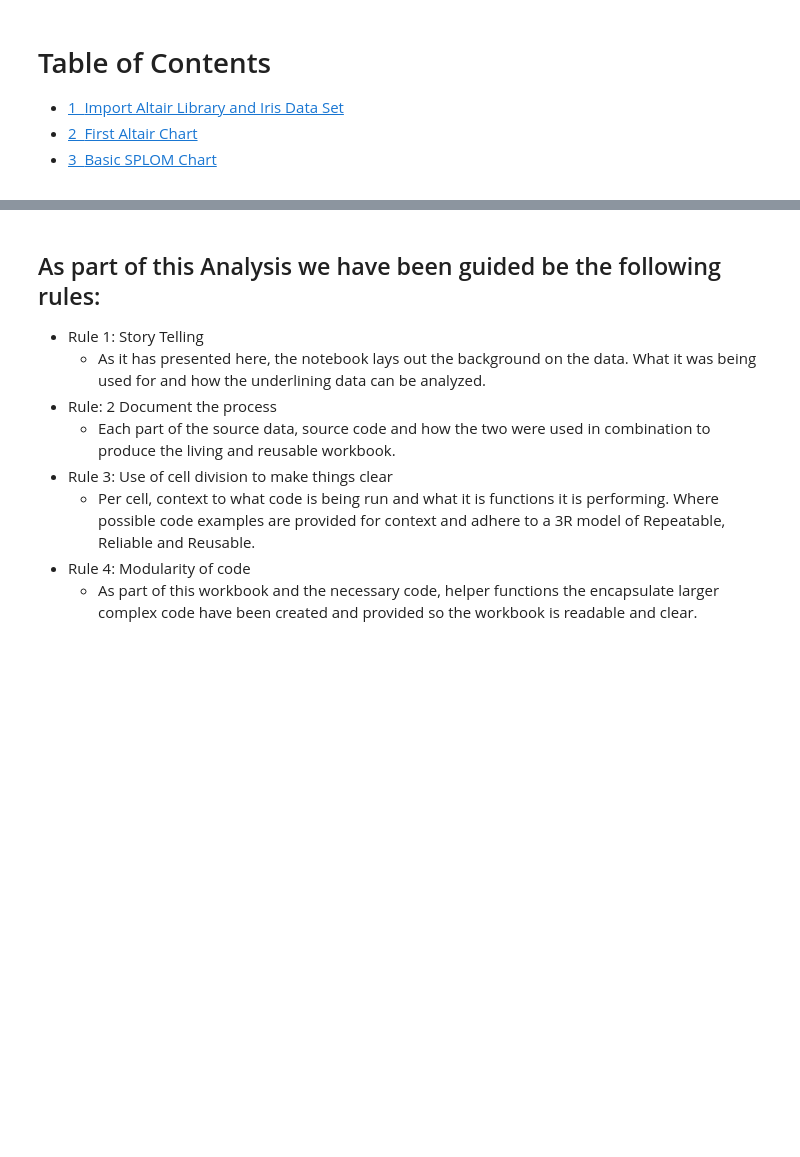
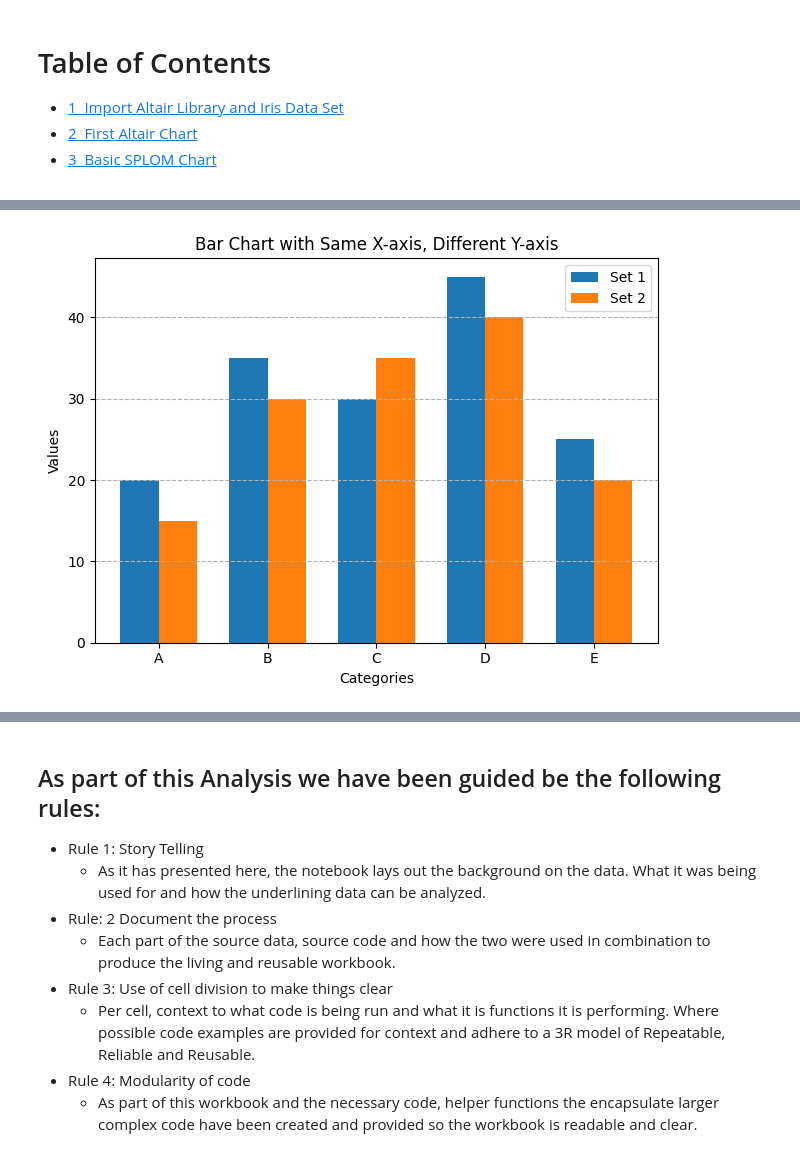
Before and after one commit to rmasud-michigan/siads_521_assignment_3, a Jupyter notebook: Assignment_3.ipynb, the cells around one changed output, grey strips where cells are left out. Saved outputs shown, nothing was run; the diff lists cells and outputs as text; code cells hidden in the pictures; blank space fills up the shorter version.

```diff
--- a/Assignment_3.ipynb
+++ b/Assignment_3.ipynb
@@ -26 +36,29 @@ print(distinct_address)
+# %%
+# Sample x-axis values (e.g., categories)
+categories = ['A', 'B', 'C', 'D', 'E']
+x = np.arange(len(categories))  # Numerical representation of categories
+
+# Sample y-axis values for the first set of bars
+y1 = [20, 35, 30, 45, 25]
+
+# Sample y-axis values for the second set of bars
+y2 = [15, 30, 35, 40, 20]
+
+# Create the first set of bars
+plt.bar(x, y1, width=0.35, label='Set 1')
+
+# Create the second set of bars, shifted slightly on the x-axis
+plt.bar(x + 0.35, y2, width=0.35, label='Set 2')
+
+# Add labels and title
+plt.xlabel("Categories")
+plt.ylabel("Values")
+plt.title("Bar Chart with Same X-axis, Different Y-axis")
+plt.xticks(x + 0.35/2, categories) # Set x-axis tick labels at the center of the bars
+plt.legend()
+plt.grid(axis='y', linestyle='--')
+plt.tight_layout()
+plt.show()
+# %% [output]
+[figure, added]
 # %%
```
Also changed, not shown: parts of 16 cells of this notebook, 4 other files.
